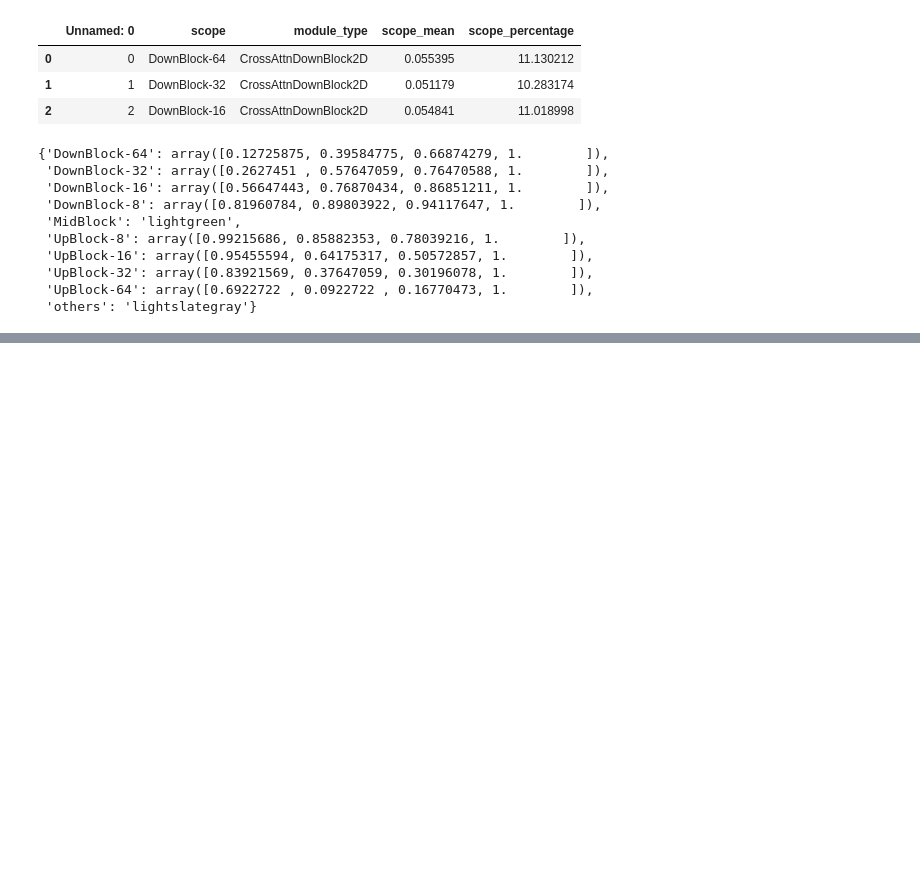
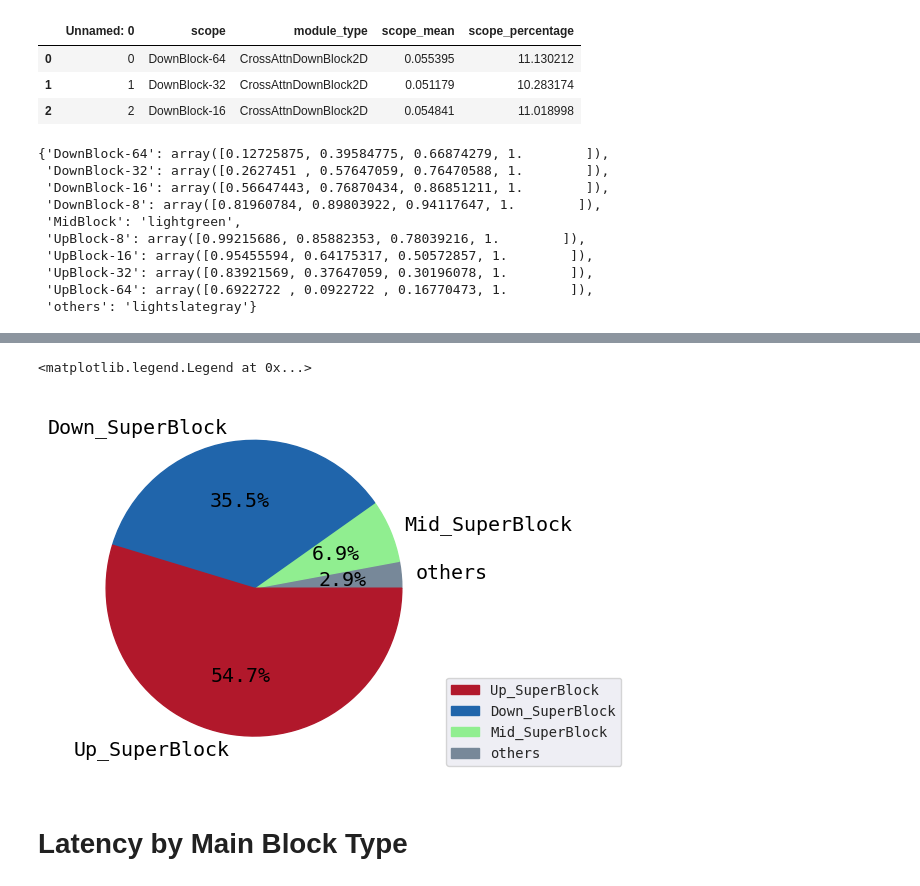
Before and after one commit to vuiseng9/diffusers, a Jupyter notebook: profile/text2img-sdv1.5-diffstep20-res512/plot.ipynb, the cells around one changed output, grey strips where cells are left out. Saved outputs shown, nothing was run; the diff lists cells and outputs as text; code cells hidden in the pictures; blank space fills up the shorter version.

```diff
--- a/profile/text2img-sdv1.5-diffstep20-res512/plot.ipynb
+++ b/profile/text2img-sdv1.5-diffstep20-res512/plot.ipynb
@@ -90,0 +151,15 @@ for key, p, relval, absval  in zip(sorted_df_majorblock.index, ax.patches, sorte
+# %%
+df_superblock_pie = df_superblock.sort_values("scope_mean").set_index("scope")
+ax=df_superblock_pie.plot.pie(y="scope_mean", autopct='%.1f%%', textprops={'size': 'x-large', 'color':'black'})
+ax.axes.get_yaxis().set_visible(False)
+
+for k, p in zip(df_superblock_pie.index, ax.patches):
+    p.set_color(colorlut[k])
+
+# because we remap color, putting/updating legend at last will reflect new color
+ax.legend(loc='lower left', bbox_to_anchor=(1,0.0), reverse=True)
+# %% [output]
+<matplotlib.legend.Legend at 0x...>
+[figure, added]
+# %% [markdown]
+# Latency by Main Block Type
```
Also changed, not shown: parts of 37 cells of this notebook, 18 other files.
